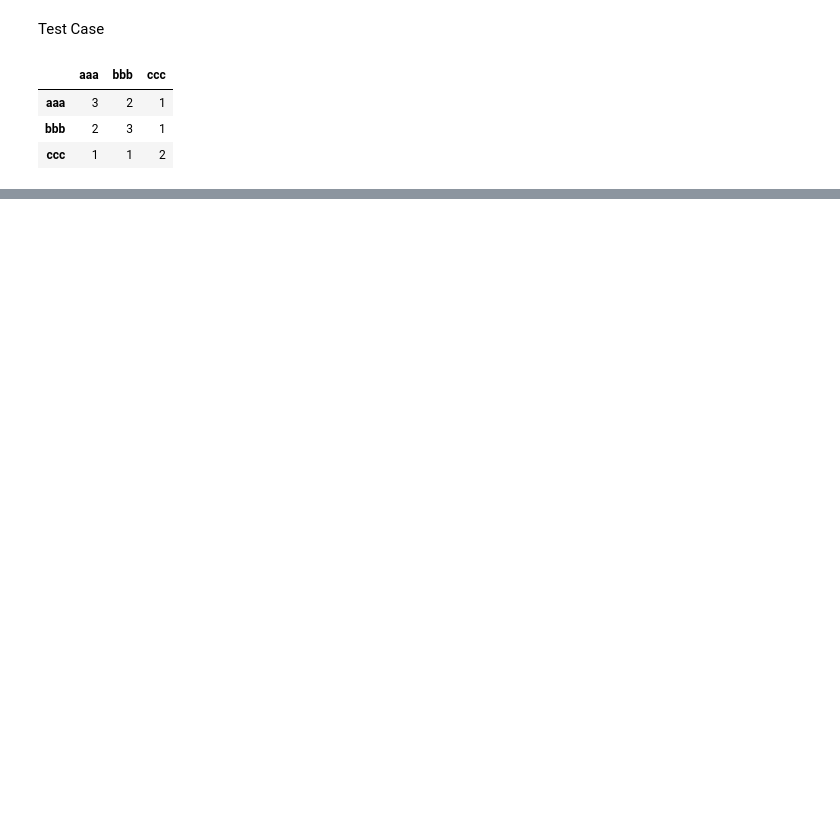
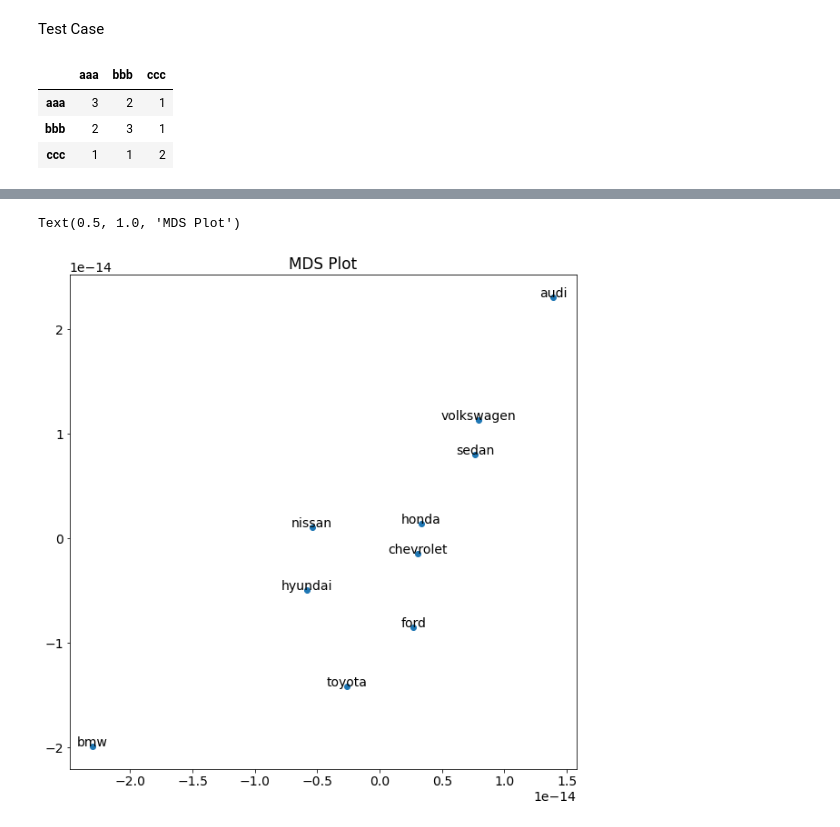
Before and after one commit to jordandpflum/TextAnalysis, a Jupyter notebook: Co-occurance Code (Jordan).ipynb, the cells around one changed output, grey strips where cells are left out. Drawn from its saved outputs; the diff is of its cells as text; code cells hidden in the pictures; blank space fills up the shorter version.

```diff
--- a/Co-occurance Code (Jordan).ipynb
+++ b/Co-occurance Code (Jordan).ipynb
@@ -326,0 +356,40 @@ liftDF
+# %%
+import matplotlib.pyplot as plt
+from sklearn.manifold import MDS
+from sklearn.preprocessing import MinMaxScaler
+
+
+# Take reciprocal of every element
+liftDF_reciprocal = np.reciprocal(liftDF)
+
+# have to scale the data to feed into the MDS function
+scaler = MinMaxScaler()
+df_scaled = scaler.fit_transform(liftDF_reciprocal)
+
+#fitting the MDS plot
+mds = MDS(2,random_state=0, dissimilarity='precomputed')
+X_2d = mds.fit_transform(df_scaled)
+
+# formatting the output table
+brands = liftDF.index.values
+plt.rcParams['figure.figsize'] = [10, 10]
+plt.rc('font', size=14)
+
+#grabbing X,Y values
+x = [row[0] for row in X_2d]
+y = [row[1] for row in X_2d]
+
+#plotting
+plt.scatter(x,y)
+
+#naming the points by brand on the MDS plot.
+i=0
+for x,y in zip(x,y):
+    plt.annotate(brands[i], (x,y), ha='center')
+    i+=1
+
+# Add title
+plt.title('MDS Plot')
+# %% [output]
+Text(0.5, 1.0, 'MDS Plot')
+[figure, added]
```
Also changed, not shown: parts of 28 cells of this notebook, 4 other files.
